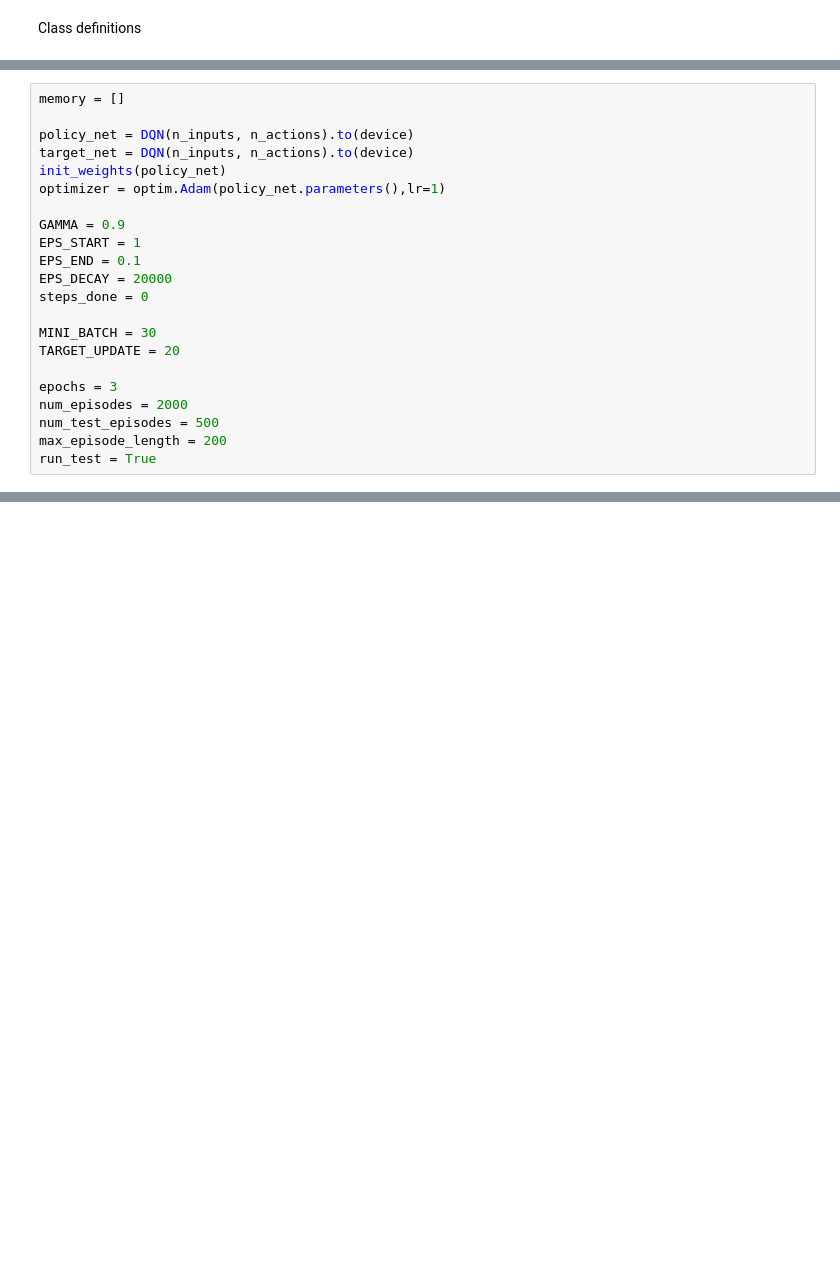
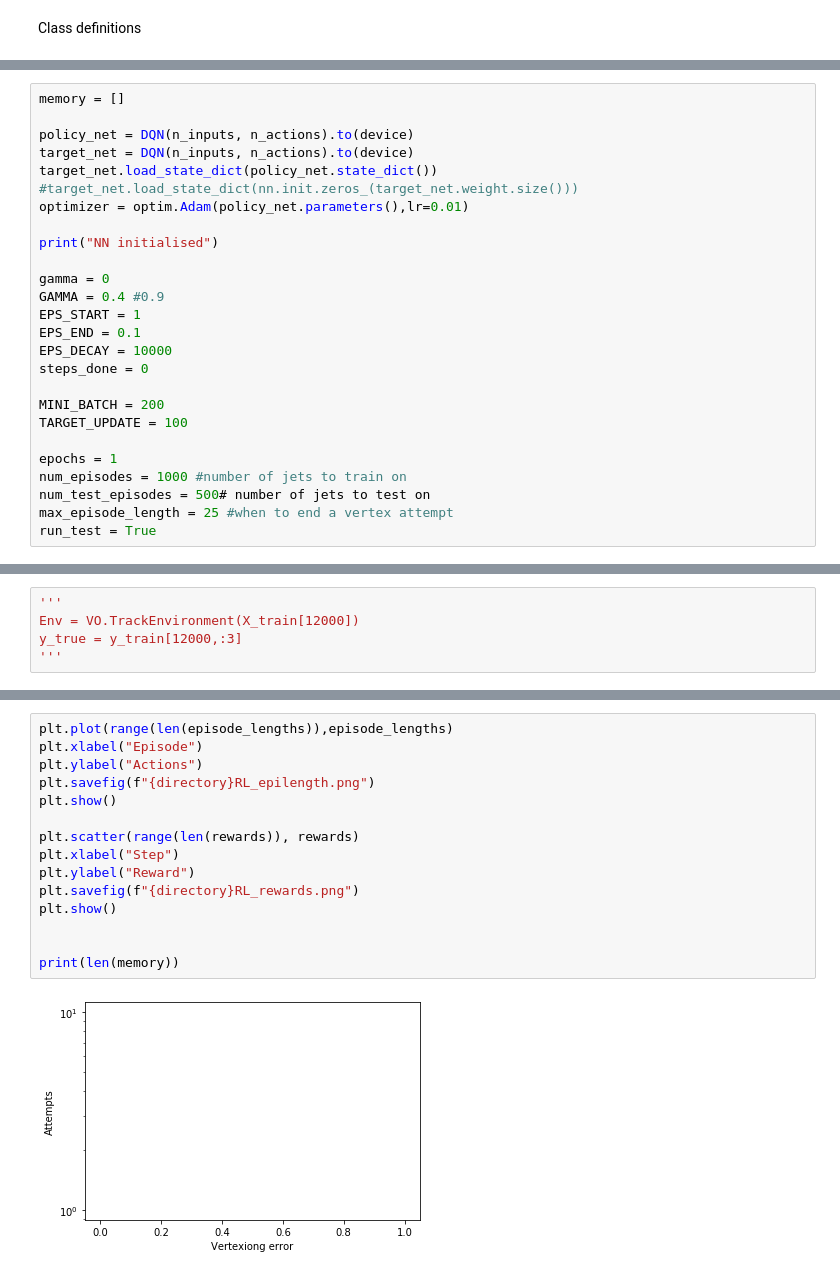
Before and after one commit to physicphil/RL-SV-reco, a Jupyter notebook: RL_Vertexing_notebook.ipynb, the cells around one changed output, grey strips where cells are left out. Drawn from its saved outputs; the diff is of its cells as text; blank space fills up the shorter version.

```diff
--- a/RL_Vertexing_notebook.ipynb
+++ b/RL_Vertexing_notebook.ipynb
@@ -178,20 +194,24 @@ memory = []
 
 policy_net = DQN(n_inputs, n_actions).to(device)
 target_net = DQN(n_inputs, n_actions).to(device)
-init_weights(policy_net)
-optimizer = optim.Adam(policy_net.parameters(),lr=1)
+target_net.load_state_dict(policy_net.state_dict())
+#target_net.load_state_dict(nn.init.zeros_(target_net.weight.size()))
+optimizer = optim.Adam(policy_net.parameters(),lr=0.01)
 
-GAMMA = 0.9
+print("NN initialised")
+
+gamma = 0
+GAMMA = 0.4 #0.9
 EPS_START = 1
 EPS_END = 0.1
-EPS_DECAY = 20000
+EPS_DECAY = 10000
 steps_done = 0
 
-MINI_BATCH = 30
-TARGET_UPDATE = 20
+MINI_BATCH = 200
+TARGET_UPDATE = 100
 
-epochs = 3
-num_episodes = 2000
-num_test_episodes = 500
-max_episode_length = 200
+epochs = 1
+num_episodes = 1000 #number of jets to train on
+num_test_episodes = 500# number of jets to test on
+max_episode_length = 25 #when to end a vertex attempt
 run_test = True
@@ -197,0 +220,5 @@ run_test = True
+# %%
+'''
+Env = VO.TrackEnvironment(X_train[12000])
+y_true = y_train[12000,:3]
+'''
@@ -563,0 +546,17 @@ print(len(memory))
+# %%
+plt.plot(range(len(episode_lengths)),episode_lengths)
+plt.xlabel("Episode")
+plt.ylabel("Actions")
+plt.savefig(f"{directory}RL_epilength.png")
+plt.show()
+
+plt.scatter(range(len(rewards)), rewards)
+plt.xlabel("Step")
+plt.ylabel("Reward")
+plt.savefig(f"{directory}RL_rewards.png")
+plt.show()
+
+
+print(len(memory))
+# %% [output]
+[figure, added]
```
Also changed, not shown: parts of 14 cells of this notebook, 3 other files.
